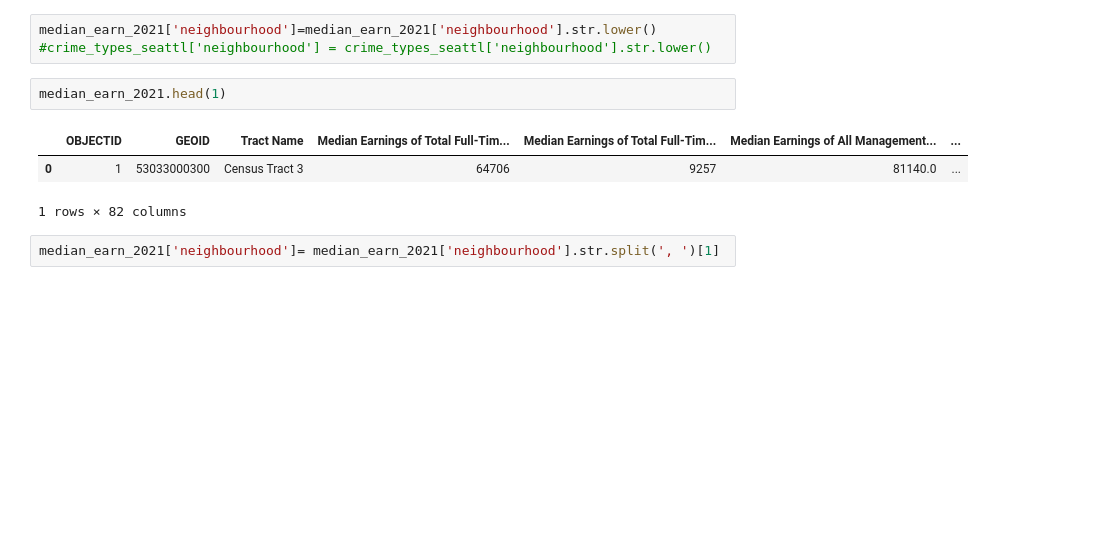
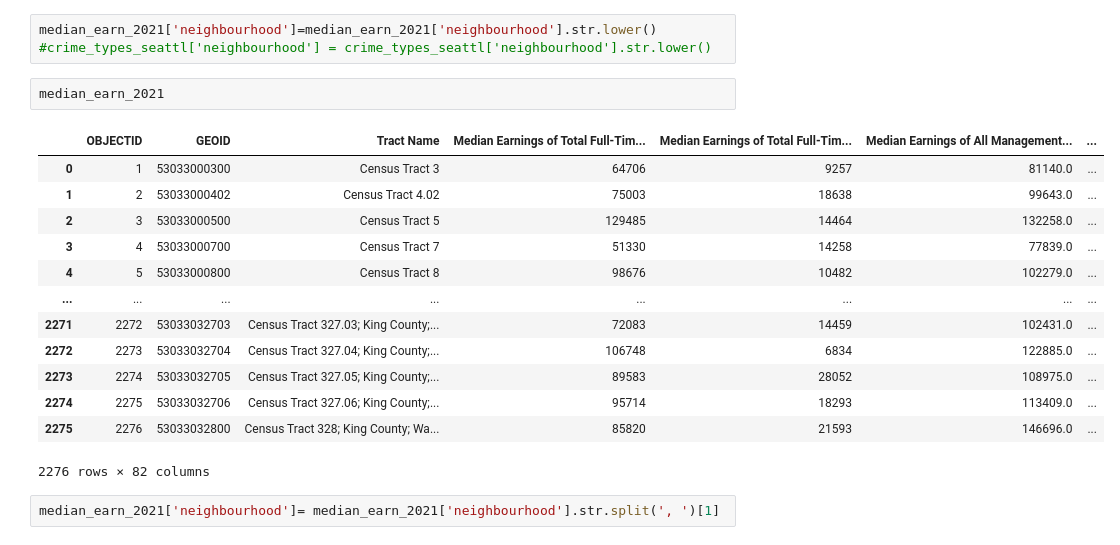
Before and after one commit to nemdim/Capstone-Project-Group-1, a Jupyter notebook: Singapore.ipynb, the cells around one changed output. Drawn from its saved outputs; the diff is of its cells as text; blank space fills up the shorter version.

```diff
--- a/Singapore.ipynb
+++ b/Singapore.ipynb
@@ -397,11 +408,21 @@ median_earn_2021.rename(columns={'Community Reporting Area Neighborhoods':'neigh
 # %%
 median_earn_2021['neighbourhood']=median_earn_2021['neighbourhood'].str.lower() #crime_types_seattl['neighbourhood'] = crime_types_seattl['neighbourhood'].str.lower()
 # %%
-median_earn_2021.head(1)
+median_earn_2021
 # %% [output]
 |  | OBJECTID | GEOID | Tract Name | Median Earnings of Total Full-Tim... | Median Earnings of Total Full-Tim... | Median Earnings of All Management... | ... |
 | 0 | 1 | 53033000300 | Census Tract 3 | 64706 | 9257 | 81140.0 | ... |
+| 1 | 2 | 53033000402 | Census Tract 4.02 | 75003 | 18638 | 99643.0 | ... |
+| 2 | 3 | 53033000500 | Census Tract 5 | 129485 | 14464 | 132258.0 | ... |
+| 3 | 4 | 53033000700 | Census Tract 7 | 51330 | 14258 | 77839.0 | ... |
+| 4 | 5 | 53033000800 | Census Tract 8 | 98676 | 10482 | 102279.0 | ... |
+| ... | ... | ... | ... | ... | ... | ... | ... |
+| 2271 | 2272 | 53033032703 | Census Tract 327.03; King County;... | 72083 | 14459 | 102431.0 | ... |
+| 2272 | 2273 | 53033032704 | Census Tract 327.04; King County;... | 106748 | 6834 | 122885.0 | ... |
+| 2273 | 2274 | 53033032705 | Census Tract 327.05; King County;... | 89583 | 28052 | 108975.0 | ... |
+| 2274 | 2275 | 53033032706 | Census Tract 327.06; King County;... | 95714 | 18293 | 113409.0 | ... |
+| 2275 | 2276 | 53033032800 | Census Tract 328; King County; Wa... | 85820 | 21593 | 146696.0 | ... |
-1 rows × 82 columns
+2276 rows × 82 columns
 # %%
 median_earn_2021['neighbourhood']= median_earn_2021['neighbourhood'].str.split(', ')[1]
 # %% [output]
```
Also changed, not shown: parts of 71 cells of this notebook.
